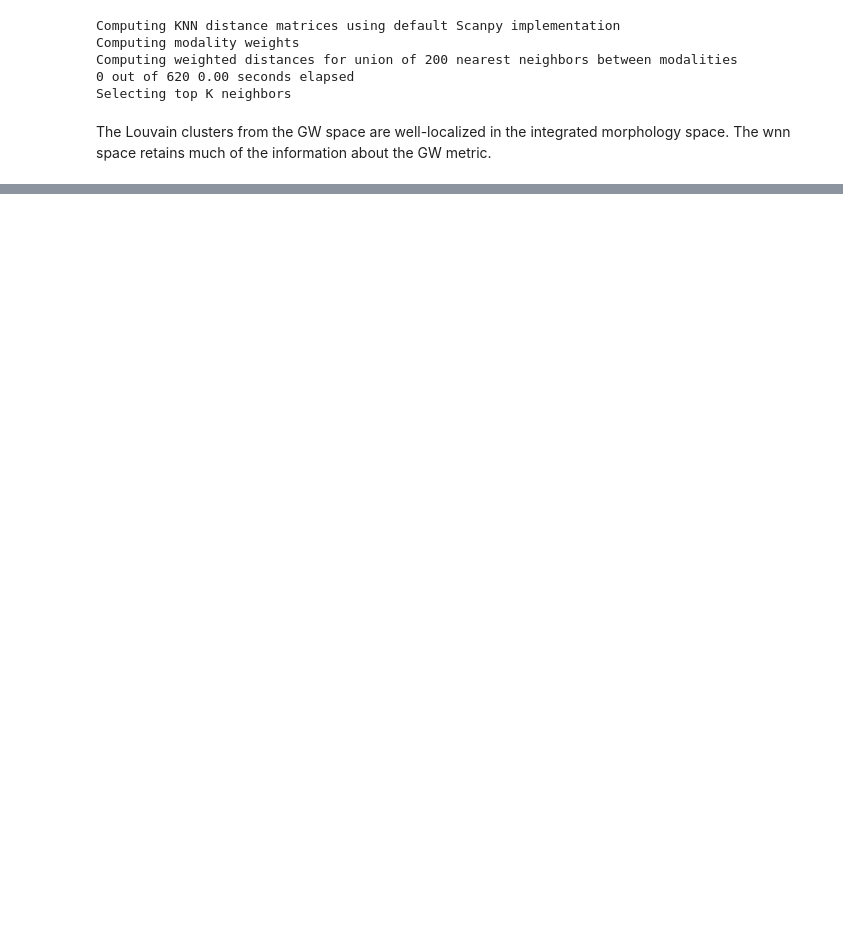
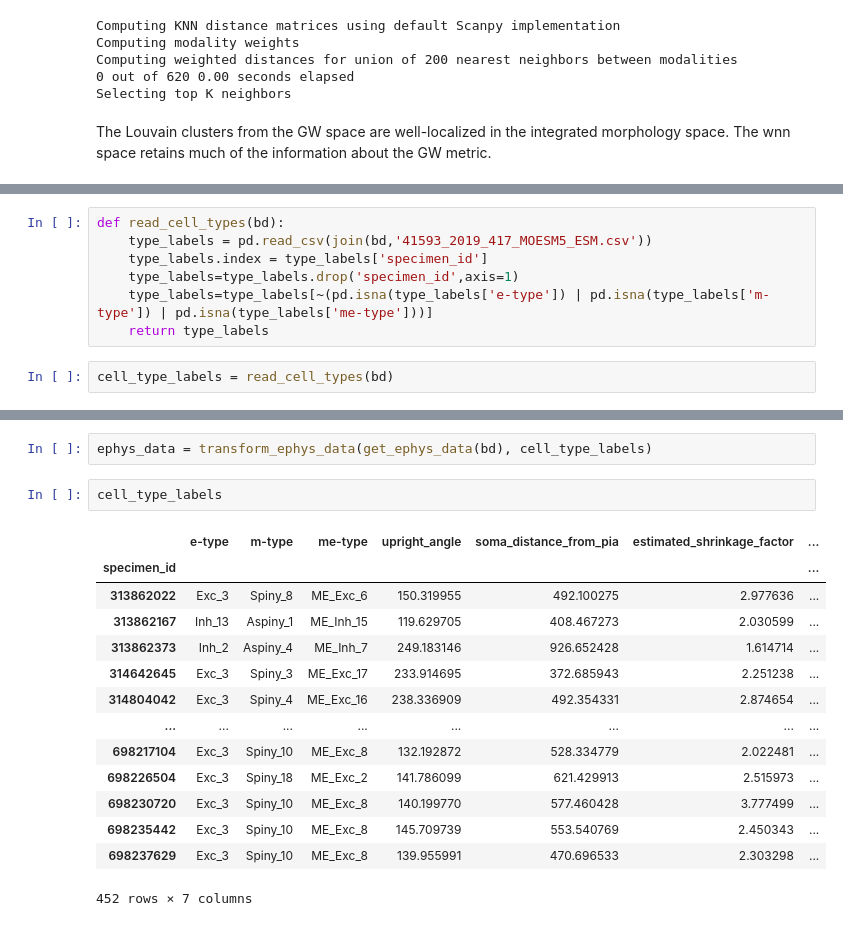
Before and after one commit to CamaraLab/CAJAL, a Jupyter notebook: docs/notebooks/Example_4.ipynb, the cells around one changed output, grey strips where cells are left out. Cells and saved outputs as stored; diff of their text form; blank space fills up the shorter version.

```diff
--- a/docs/notebooks/Example_4.ipynb
+++ b/docs/notebooks/Example_4.ipynb
@@ -405,0 +434,9 @@ MCC 0.19466992967385605
+# %%
+def read_cell_types(bd):
+    type_labels = pd.read_csv(join(bd,'41593_2019_417_MOESM5_ESM.csv'))
+    type_labels.index = type_labels['specimen_id']
+    type_labels=type_labels.drop('specimen_id',axis=1)
+    type_labels=type_labels[~(pd.isna(type_labels['e-type']) | pd.isna(type_labels['m-type']) | pd.isna(type_labels['me-type']))]
+    return type_labels
+# %%
+cell_type_labels = read_cell_types(bd)
@@ -405,0 +461,19 @@ MCC 0.19466992967385605
+# %%
+ephys_data = transform_ephys_data(get_ephys_data(bd), cell_type_labels)
+# %%
+cell_type_labels
+# %% [output]
+|  | e-type | m-type | me-type | upright_angle | soma_distance_from_pia | estimated_shrinkage_factor | ... |
+| specimen_id |  |  |  |  |  |  | ... |
+| 313862022 | Exc_3 | Spiny_8 | ME_Exc_6 | 150.319955 | 492.100275 | 2.977636 | ... |
+| 313862167 | Inh_13 | Aspiny_1 | ME_Inh_15 | 119.629705 | 408.467273 | 2.030599 | ... |
+| 313862373 | Inh_2 | Aspiny_4 | ME_Inh_7 | 249.183146 | 926.652428 | 1.614714 | ... |
+| 314642645 | Exc_3 | Spiny_3 | ME_Exc_17 | 233.914695 | 372.685943 | 2.251238 | ... |
+| 314804042 | Exc_3 | Spiny_4 | ME_Exc_16 | 238.336909 | 492.354331 | 2.874654 | ... |
+| ... | ... | ... | ... | ... | ... | ... | ... |
+| 698217104 | Exc_3 | Spiny_10 | ME_Exc_8 | 132.192872 | 528.334779 | 2.022481 | ... |
+| 698226504 | Exc_3 | Spiny_18 | ME_Exc_2 | 141.786099 | 621.429913 | 2.515973 | ... |
+| 698230720 | Exc_3 | Spiny_10 | ME_Exc_8 | 140.199770 | 577.460428 | 3.777499 | ... |
+| 698235442 | Exc_3 | Spiny_10 | ME_Exc_8 | 145.709739 | 553.540769 | 2.450343 | ... |
+| 698237629 | Exc_3 | Spiny_10 | ME_Exc_8 | 139.955991 | 470.696533 | 2.303298 | ... |
+452 rows × 7 columns
```
Also changed, not shown: parts of 33 cells of this notebook, 1 other file.
